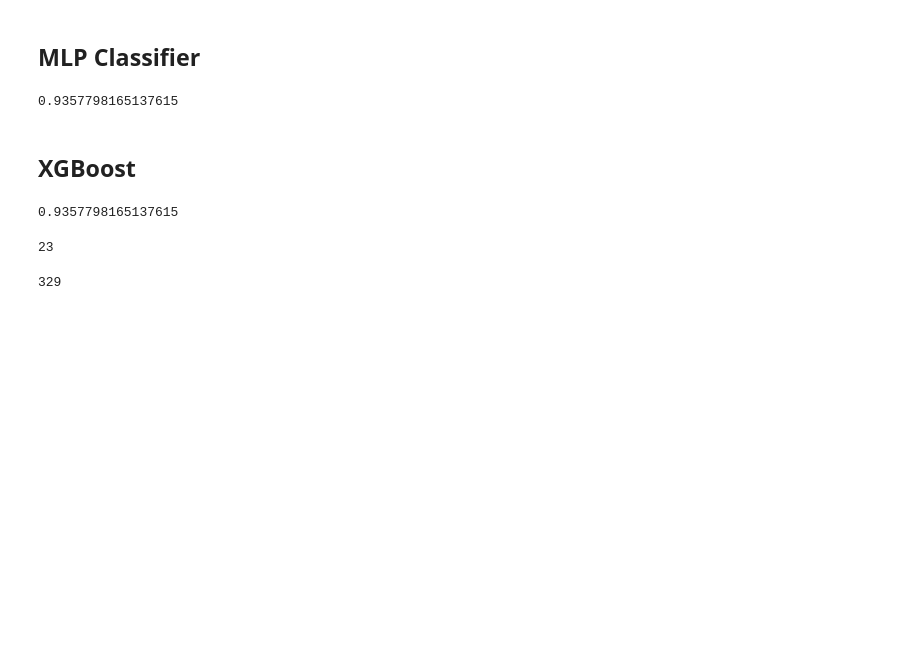
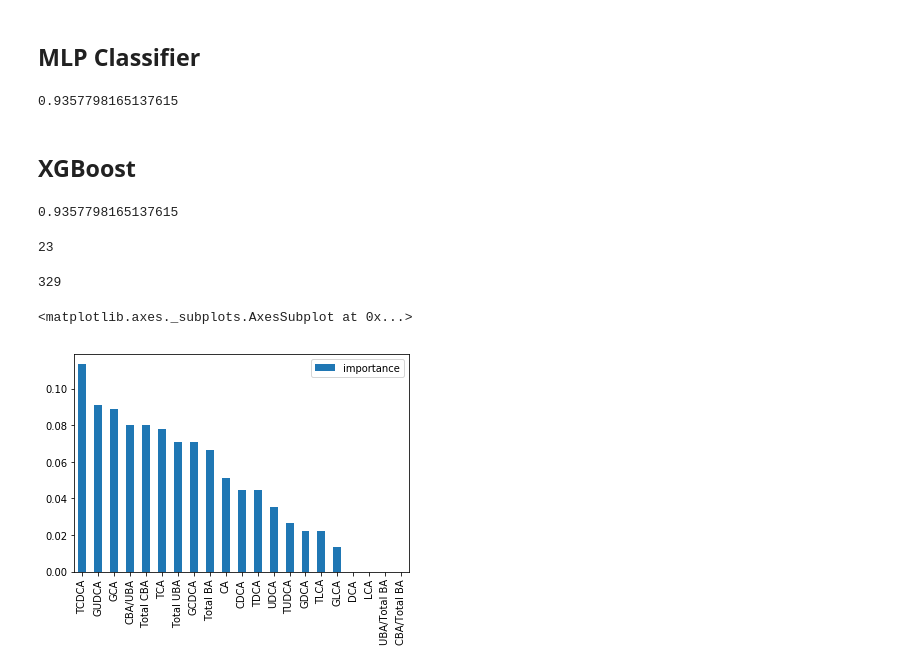
Before and after one commit to UVA-DSI-2019-Capstones/CHRC, a Jupyter notebook: models/RandomForest_BiopsyVsNonBiopsy-Copy1.ipynb, the cells around one changed output. Drawn from its saved outputs; the diff is of its cells as text; code cells hidden in the pictures; blank space fills up the shorter version.

```diff
--- a/models/RandomForest_BiopsyVsNonBiopsy-Copy1.ipynb
+++ b/models/RandomForest_BiopsyVsNonBiopsy-Copy1.ipynb
@@ -168,3 +138,11 @@ np.sum(y)
 len(y)
 # %% [output]
 329
+# %%
+feature_importances = pd.DataFrame(xgb.feature_importances_,
+                                   index = X_train.columns,
+                                    columns=['importance']).sort_values('importance',ascending=False)
+feature_importances.plot(kind='bar')
+# %% [output]
+<matplotlib.axes._subplots.AxesSubplot at 0x...>
+[figure, added]
```
Also changed, not shown: parts of 2 cells of this notebook.
